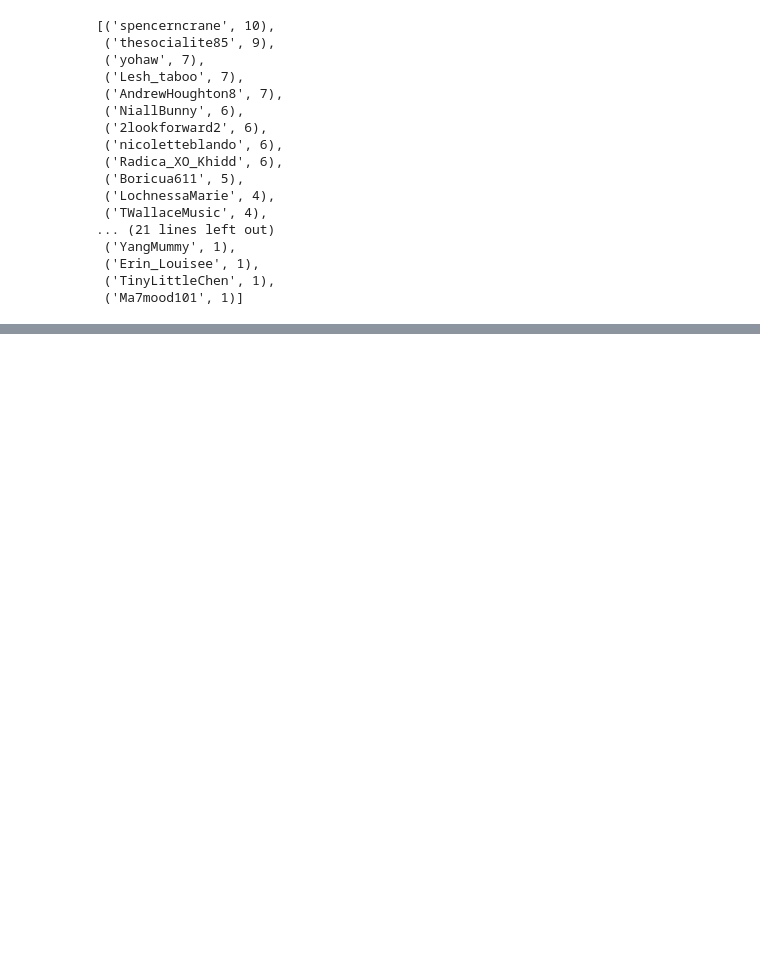
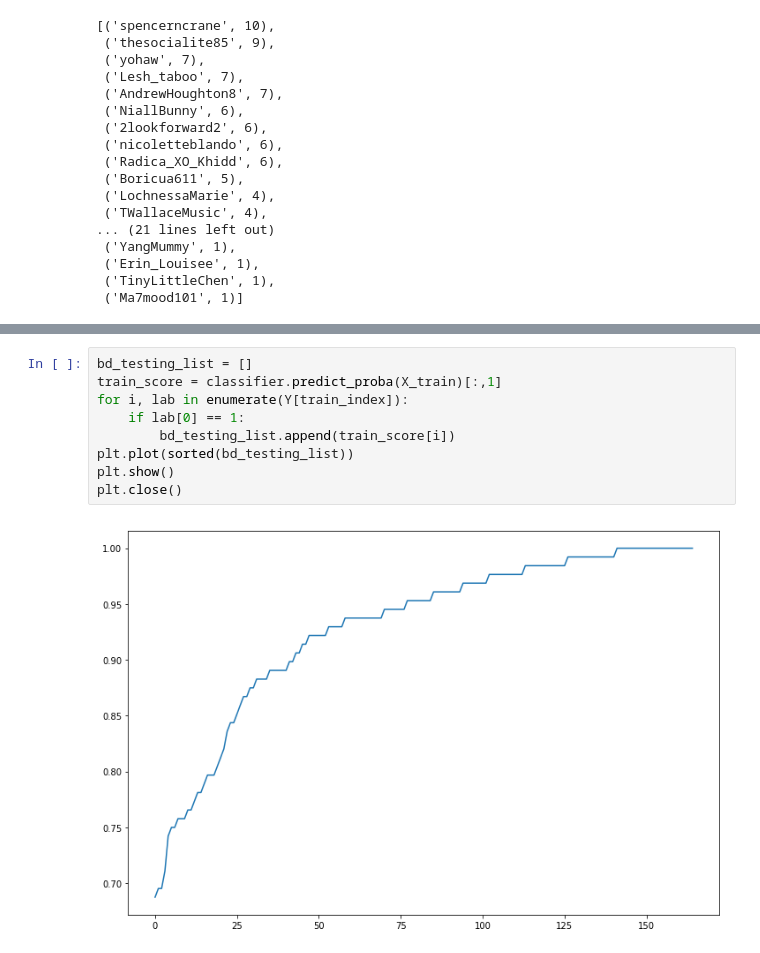
Before and after one commit to yenhao/Bipolar-Disorder-Detection, a Jupyter notebook: detect time/pattern of life/RandomForestClassifier_Server.ipynb, the cells around one changed output, grey strips where cells are left out. Drawn from its saved outputs; the diff is of its cells as text; blank space fills up the shorter version.

```diff
--- a/detect time/pattern of life/RandomForestClassifier_Server.ipynb
+++ b/detect time/pattern of life/RandomForestClassifier_Server.ipynb
@@ -1114,0 +1238,11 @@ c.most_common()
+# %%
+bd_testing_list = []
+train_score = classifier.predict_proba(X_train)[:,1]
+for i, lab in enumerate(Y[train_index]):
+    if lab[0] == 1:
+        bd_testing_list.append(train_score[i])
+plt.plot(sorted(bd_testing_list))
+plt.show()
+plt.close()
+# %% [output]
+[figure, added]
```
Also changed, not shown: parts of 15 cells of this notebook.
